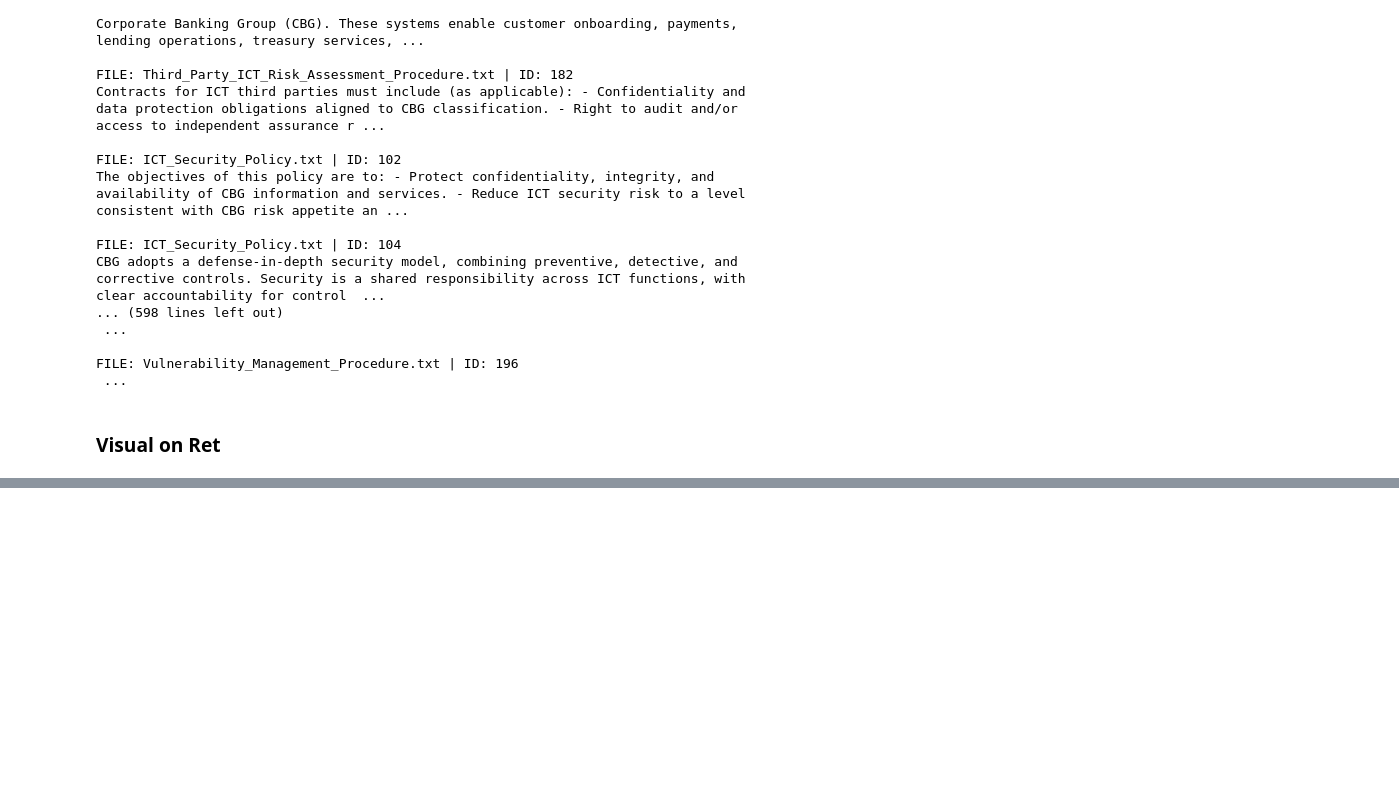
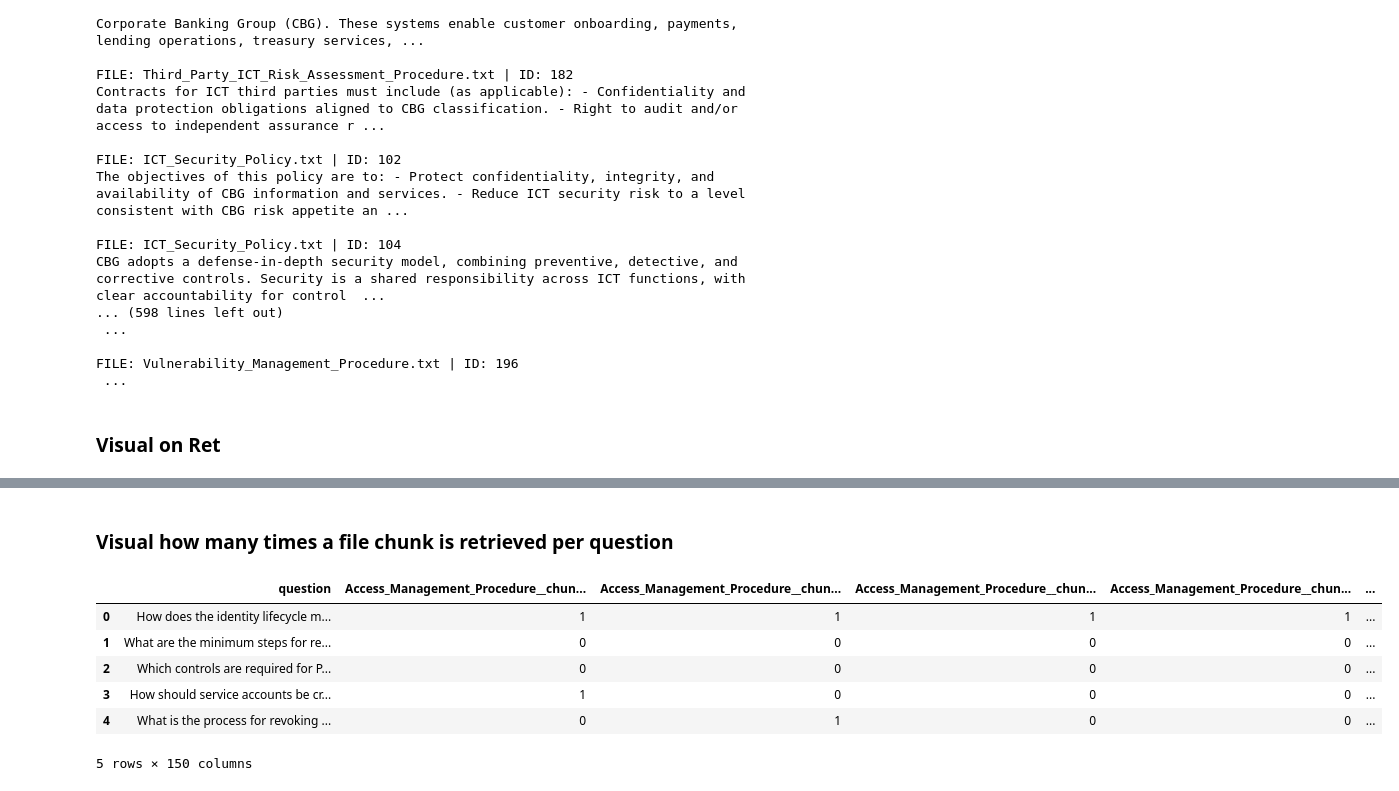
Before and after one commit to Sir-Cyborg/veritas-proj, a Jupyter notebook: visualization.ipynb, the cells around one changed output, grey strips where cells are left out. Saved outputs shown, nothing was run; the diff lists cells and outputs as text; code cells hidden in the pictures; blank space fills up the shorter version.

```diff
--- a/visualization.ipynb
+++ b/visualization.ipynb
@@ -279,0 +326,42 @@ gap top1-top2: 0.07596254348754883
+# %%
+chunks_retrieved = []
+
+for q in df_q["question_augmented"]:
+    metas = retrieve(q, k=7)  # la tua funzione
+    files = [m["chunk_id"] for m in metas if "chunk_id" in m]
+    files = list(dict.fromkeys(files))  # unique, stesso ordine
+    chunks_retrieved.append(files)
+
+df_q["chunks_retrieved"] = chunks_retrieved
+# %% [markdown]
+### Visual how many times a file chunk is retrieved per question
+# %%
+import pandas as pd
+from collections import Counter
+
+rows = []
+
+for q in questions:
+    total_counts = Counter()
+
+    metas = retrieve(q)  # -> lista di dict (metadati)
+
+    files = [m["chunk_file"] for m in metas if "chunk_file" in m]
+    total_counts.update(files)  # accumula i conteggi
+
+    # riga: question + colonne dinamiche per ogni file
+    rows.append({"question": q, **dict(total_counts)})
+
+df_counts = pd.DataFrame(rows).fillna(0)
+file_cols = [c for c in df_counts.columns if c != "question"]
+df_counts[file_cols] = df_counts[file_cols].astype(int)
+
+df_counts.head()
+# %% [output]
+|  | question | Access_Management_Procedure__chun... | Access_Management_Procedure__chun... | Access_Management_Procedure__chun... | Access_Management_Procedure__chun... | ... |
+| 0 | How does the identity lifecycle m... | 1 | 1 | 1 | 1 | ... |
+| 1 | What are the minimum steps for re... | 0 | 0 | 0 | 0 | ... |
+| 2 | Which controls are required for P... | 0 | 0 | 0 | 0 | ... |
+| 3 | How should service accounts be cr... | 1 | 0 | 0 | 0 | ... |
+| 4 | What is the process for revoking ... | 0 | 1 | 0 | 0 | ... |
+5 rows × 150 columns
```
Also changed, not shown: parts of 12 cells of this notebook.
